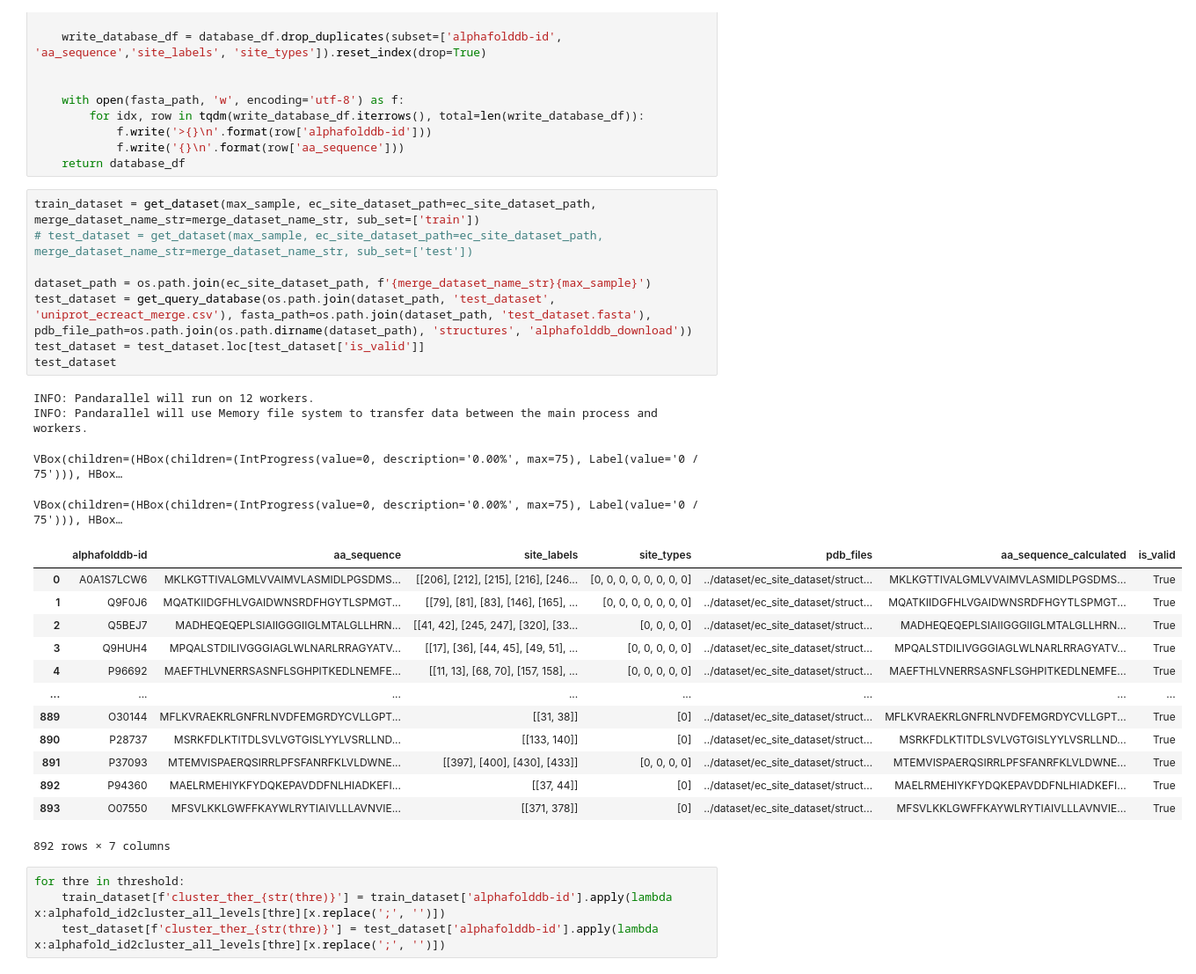
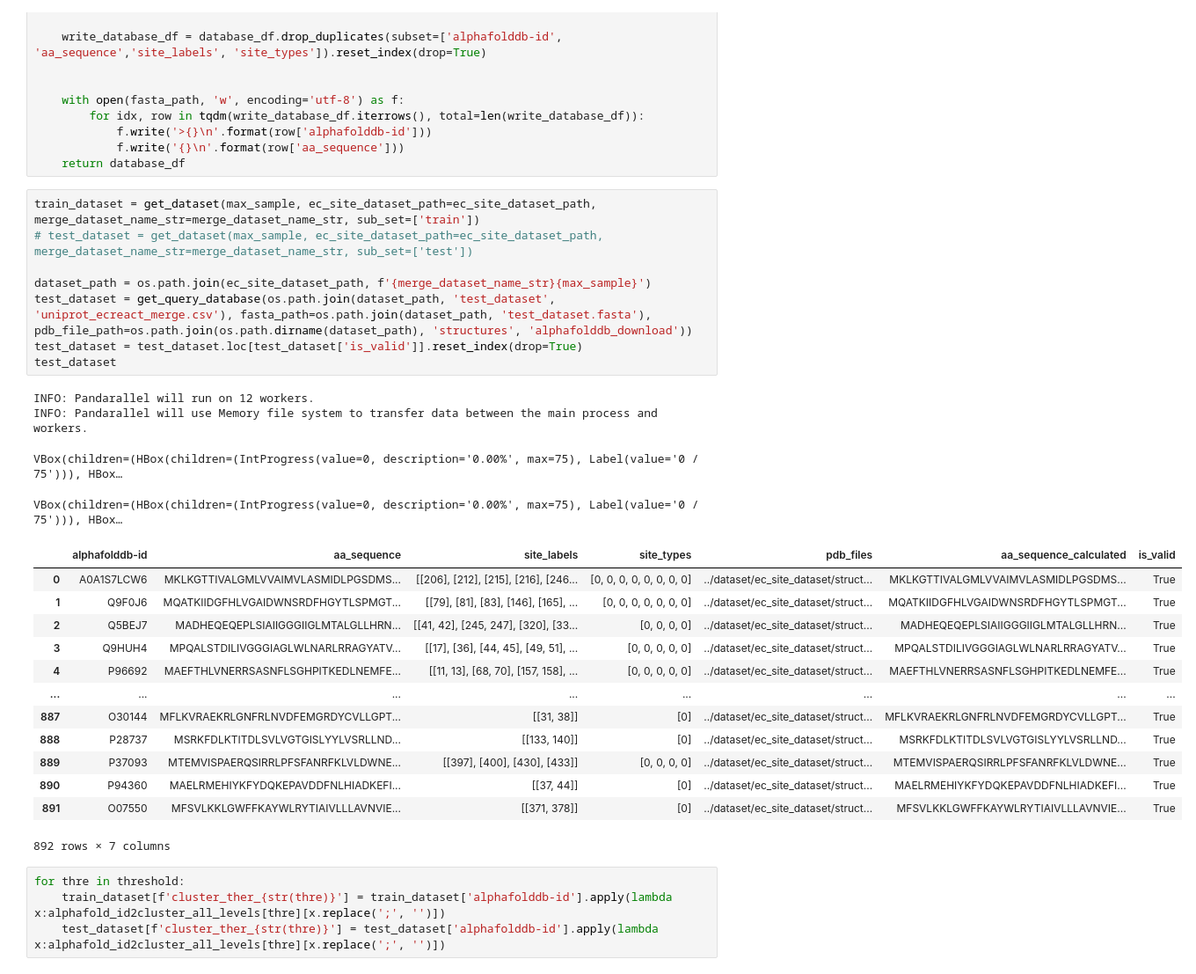
Before and after one commit to wangxr0526/EasIFA, a Jupyter notebook: dataset_preprocess/5.2.check_simiarity_between_test_sample_and_training_set.ipynb, the cells around one changed output. Shown: that part at 88% size. Drawn from its saved outputs; the diff is of its cells as text.

```diff
--- a/dataset_preprocess/5.2.check_simiarity_between_test_sample_and_training_set.ipynb
+++ b/dataset_preprocess/5.2.check_simiarity_between_test_sample_and_training_set.ipynb
@@ -196,28 +201,28 @@ def get_query_database(path, fasta_path, pdb_file_path):
 # %%
 train_dataset = get_dataset(max_sample, ec_site_dataset_path=ec_site_dataset_path, merge_dataset_name_str=merge_dataset_name_str, sub_set=['train'])
 # test_dataset = get_dataset(max_sample, ec_site_dataset_path=ec_site_dataset_path, merge_dataset_name_str=merge_dataset_name_str, sub_set=['test'])
 
 dataset_path = os.path.join(ec_site_dataset_path, f'{merge_dataset_name_str}{max_sample}')
 test_dataset = get_query_database(os.path.join(dataset_path, 'test_dataset', 'uniprot_ecreact_merge.csv'), fasta_path=os.path.join(dataset_path, 'test_dataset.fasta'), pdb_file_path=os.path.join(os.path.dirname(dataset_path), 'structures', 'alphafolddb_download'))
-test_dataset = test_dataset.loc[test_dataset['is_valid']]
+test_dataset = test_dataset.loc[test_dataset['is_valid']].reset_index(drop=True)
 test_dataset
 # %% [output]
 INFO: Pandarallel will run on 12 workers.
 INFO: Pandarallel will use Memory file system to transfer data between the main process and workers.
 VBox(children=(HBox(children=(IntProgress(value=0, description='0.00%', max=75), Label(value='0 / 75'))), HBox…
 VBox(children=(HBox(children=(IntProgress(value=0, description='0.00%', max=75), Label(value='0 / 75'))), HBox…
 |  | alphafolddb-id | aa_sequence | site_labels | site_types | pdb_files | aa_sequence_calculated | is_valid |
 | 0 | A0A1S7LCW6 | MKLKGTTIVALGMLVVAIMVLASMIDLPGSDMS... | [[206], [212], [215], [216], [246... | [0, 0, 0, 0, 0, 0, 0, 0] | ../dataset/ec_site_dataset/struct... | MKLKGTTIVALGMLVVAIMVLASMIDLPGSDMS... | True |
 | 1 | Q9F0J6 | MQATKIIDGFHLVGAIDWNSRDFHGYTLSPMGT... | [[79], [81], [83], [146], [165], ... | [0, 0, 0, 0, 0, 0, 0] | ../dataset/ec_site_dataset/struct... | MQATKIIDGFHLVGAIDWNSRDFHGYTLSPMGT... | True |
 | 2 | Q5BEJ7 | MADHEQEQEPLSIAIIGGGIIGLMTALGLLHRN... | [[41, 42], [245, 247], [320], [33... | [0, 0, 0, 0] | ../dataset/ec_site_dataset/struct... | MADHEQEQEPLSIAIIGGGIIGLMTALGLLHRN... | True |
 | 3 | Q9HUH4 | MPQALSTDILIVGGGIAGLWLNARLRRAGYATV... | [[17], [36], [44, 45], [49, 51], ... | [0, 0, 0, 0, 0] | ../dataset/ec_site_dataset/struct... | MPQALSTDILIVGGGIAGLWLNARLRRAGYATV... | True |
 | 4 | P96692 | MAEFTHLVNERRSASNFLSGHPITKEDLNEMFE... | [[11, 13], [68, 70], [157, 158], ... | [0, 0, 0, 0, 0] | ../dataset/ec_site_dataset/struct... | MAEFTHLVNERRSASNFLSGHPITKEDLNEMFE... | True |
 | ... | ... | ... | ... | ... | ... | ... | ... |
-| 889 | O30144 | MFLKVRAEKRLGNFRLNVDFEMGRDYCVLLGPT... | [[31, 38]] | [0] | ../dataset/ec_site_dataset/struct... | MFLKVRAEKRLGNFRLNVDFEMGRDYCVLLGPT... | True |
-| 890 | P28737 | MSRKFDLKTITDLSVLVGTGISLYYLVSRLLND... | [[133, 140]] | [0] | ../dataset/ec_site_dataset/struct... | MSRKFDLKTITDLSVLVGTGISLYYLVSRLLND... | True |
-| 891 | P37093 | MTEMVISPAERQSIRRLPFSFANRFKLVLDWNE... | [[397], [400], [430], [433]] | [0, 0, 0, 0] | ../dataset/ec_site_dataset/struct... | MTEMVISPAERQSIRRLPFSFANRFKLVLDWNE... | True |
-| 892 | P94360 | MAELRMEHIYKFYDQKEPAVDDFNLHIADKEFI... | [[37, 44]] | [0] | ../dataset/ec_site_dataset/struct... | MAELRMEHIYKFYDQKEPAVDDFNLHIADKEFI... | True |
-| 893 | O07550 | MFSVLKKLGWFFKAYWLRYTIAIVLLLAVNVIE... | [[371, 378]] | [0] | ../dataset/ec_site_dataset/struct... | MFSVLKKLGWFFKAYWLRYTIAIVLLLAVNVIE... | True |
+| 887 | O30144 | MFLKVRAEKRLGNFRLNVDFEMGRDYCVLLGPT... | [[31, 38]] | [0] | ../dataset/ec_site_dataset/struct... | MFLKVRAEKRLGNFRLNVDFEMGRDYCVLLGPT... | True |
+| 888 | P28737 | MSRKFDLKTITDLSVLVGTGISLYYLVSRLLND... | [[133, 140]] | [0] | ../dataset/ec_site_dataset/struct... | MSRKFDLKTITDLSVLVGTGISLYYLVSRLLND... | True |
+| 889 | P37093 | MTEMVISPAERQSIRRLPFSFANRFKLVLDWNE... | [[397], [400], [430], [433]] | [0, 0, 0, 0] | ../dataset/ec_site_dataset/struct... | MTEMVISPAERQSIRRLPFSFANRFKLVLDWNE... | True |
+| 890 | P94360 | MAELRMEHIYKFYDQKEPAVDDFNLHIADKEFI... | [[37, 44]] | [0] | ../dataset/ec_site_dataset/struct... | MAELRMEHIYKFYDQKEPAVDDFNLHIADKEFI... | True |
+| 891 | O07550 | MFSVLKKLGWFFKAYWLRYTIAIVLLLAVNVIE... | [[371, 378]] | [0] | ../dataset/ec_site_dataset/struct... | MFSVLKKLGWFFKAYWLRYTIAIVLLLAVNVIE... | True |
 892 rows × 7 columns
 # %%
 for thre in threshold:
```
Also changed, not shown: parts of 8 cells of this notebook, 9 other files.
